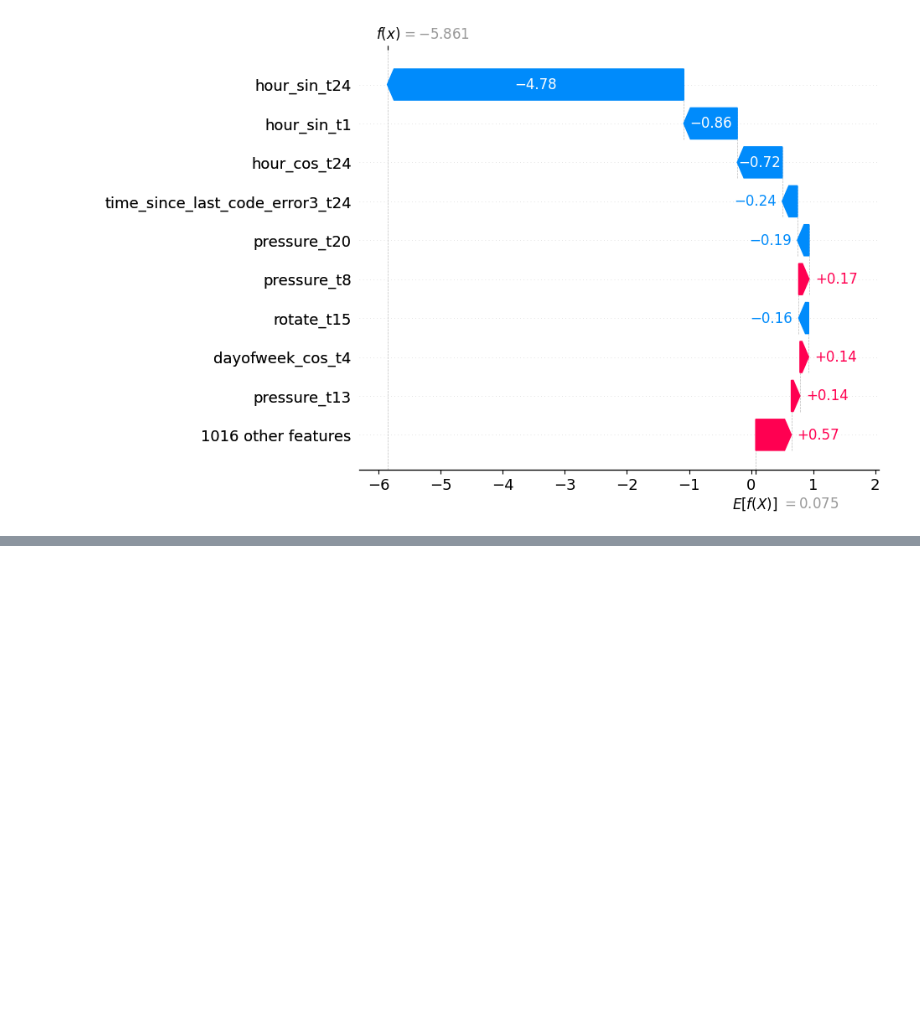
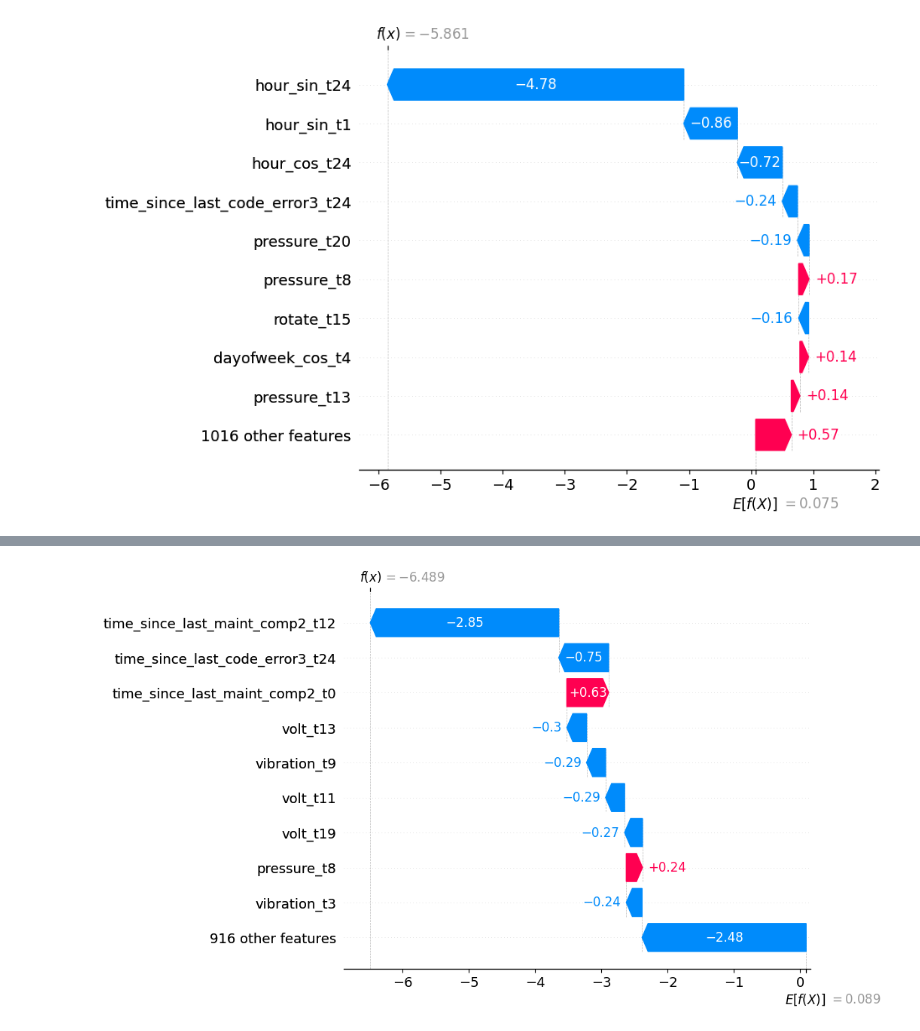
Before and after one commit to Abner-01/challenge-predictive-maintenance, a Jupyter notebook: 2. Challenge.ipynb, the cells around one changed output, grey strips where cells are left out. Cells and saved outputs as stored; diff of their text form; code cells hidden in the pictures; blank space fills up the shorter version.

```diff
--- a/2. Challenge.ipynb
+++ b/2. Challenge.ipynb
@@ -271,0 +340,8 @@ shap.plots._waterfall.waterfall_legacy(
+# %%
+shap.plots._waterfall.waterfall_legacy(
+    explainer.expected_value,
+    shap_values[0],
+   feature_names=generate_flat_feature_names(test_split[0][0], drop_cols),
+)
+# %% [output]
+[figure, added]
```
Also changed, not shown: parts of 9 cells of this notebook, 6 other files.
